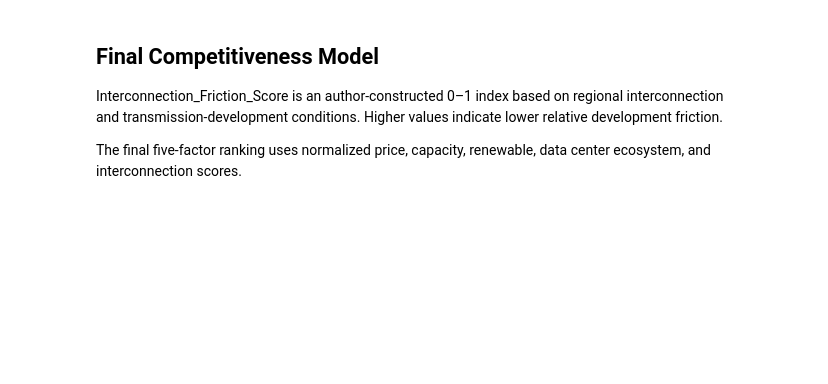
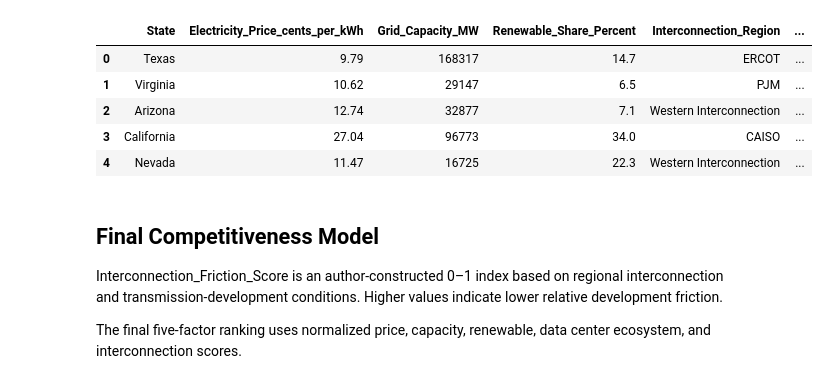
Before and after one commit to finnrcase/ai-infrastructure-economics, a Jupyter notebook: notebooks/03_regional_competitiveness.ipynb, the cells around one changed output. Cells and saved outputs as stored; diff of their text form; code cells hidden in the pictures; blank space fills up the shorter version.

```diff
--- a/notebooks/03_regional_competitiveness.ipynb
+++ b/notebooks/03_regional_competitiveness.ipynb
@@ -33,3 +11,27 @@ Index(['State', 'Electricity_Price_cents_per_kWh', 'Grid_Capacity_MW',
+# %%
+preview_columns = [
+    "State",
+    "Electricity_Price_cents_per_kWh",
+    "Grid_Capacity_MW",
+    "Renewable_Share_Percent",
+    "Data_Center_Count",
+    "Interconnection_Region",
+    "Interconnection_Friction_Score",
+]
+
+available_preview_columns = [
+    col for col in preview_columns
+    if col in states.columns
+]
+
+states[available_preview_columns].head()
+# %% [output]
+|  | State | Electricity_Price_cents_per_kWh | Grid_Capacity_MW | Renewable_Share_Percent | Interconnection_Region | ... |
+| 0 | Texas | 9.79 | 168317 | 14.7 | ERCOT | ... |
+| 1 | Virginia | 10.62 | 29147 | 6.5 | PJM | ... |
+| 2 | Arizona | 12.74 | 32877 | 7.1 | Western Interconnection | ... |
+| 3 | California | 27.04 | 96773 | 34.0 | CAISO | ... |
+| 4 | Nevada | 11.47 | 16725 | 22.3 | Western Interconnection | ... |
 # %%
 states["price_score"] = (
     states["Electricity_Price_cents_per_kWh"].max()
```
Also changed, not shown: parts of 3 cells of this notebook, 5 other files.
